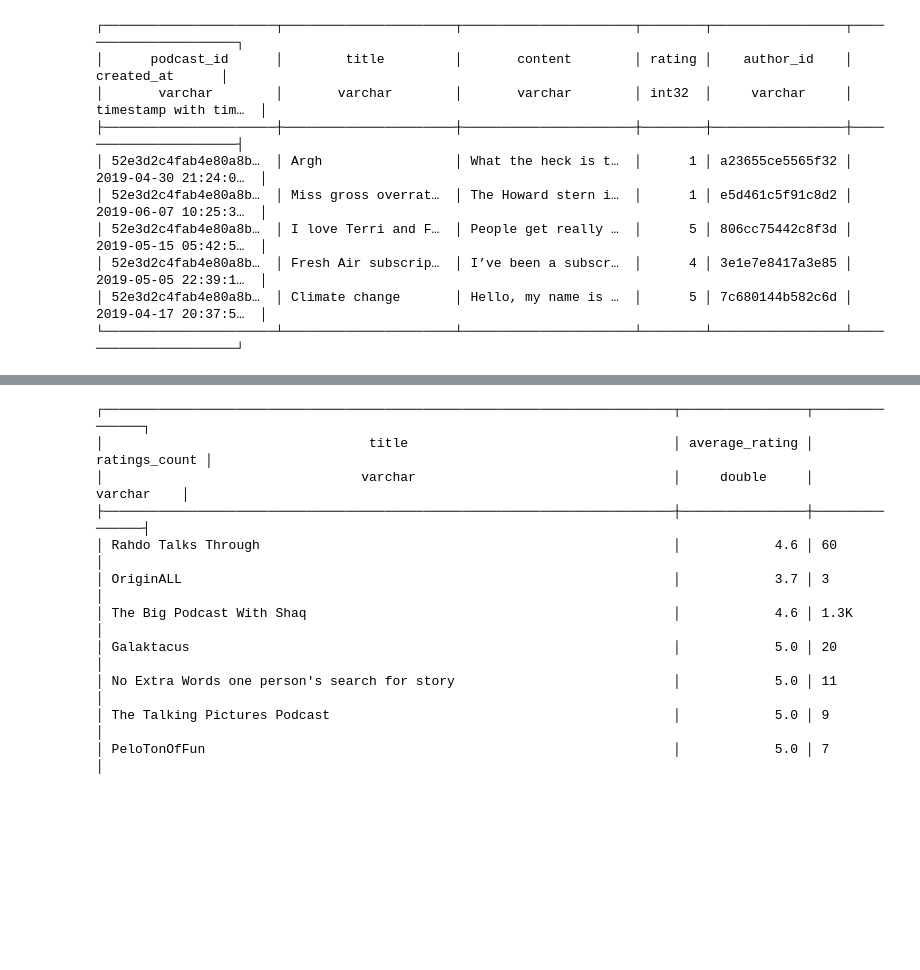
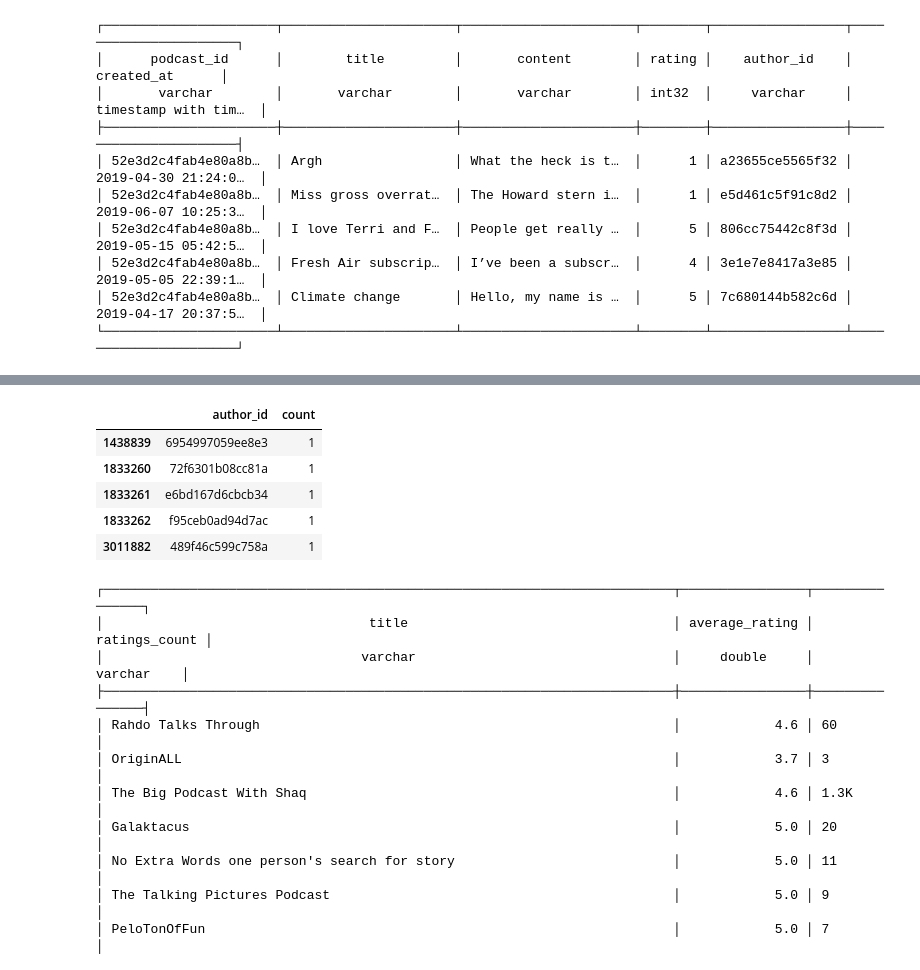
Before and after one commit to joshgeller05/DSCI-591, a Jupyter notebook: python/eda_notebook.ipynb, the cells around one changed output, grey strips where cells are left out. Cells and saved outputs as stored; diff of their text form; code cells hidden in the pictures; blank space fills up the shorter version.

```diff
--- a/python/eda_notebook.ipynb
+++ b/python/eda_notebook.ipynb
@@ -63,3 +107,13 @@ con.sql("select * from reviews limit 5")
+# %%
+#Bottom 5 authors
+authors.df().sort_values('count',ascending=True).head(5)
+# %% [output]
+|  | author_id | count |
+| 1438839 | 6954997059ee8e3 | 1 |
+| 1833260 | 72f6301b08cc81a | 1 |
+| 1833261 | e6bd167d6cbcb34 | 1 |
+| 1833262 | f95ceb0ad94d7ac | 1 |
+| 3011882 | 489f46c599c758a | 1 |
 # %%
 #Look into data for reviews that have an average rating
 rated_podcasts = con.sql("select title,average_rating,ratings_count from podcasts where average_rating >= 0")
```
Also changed, not shown: parts of 13 cells of this notebook.
